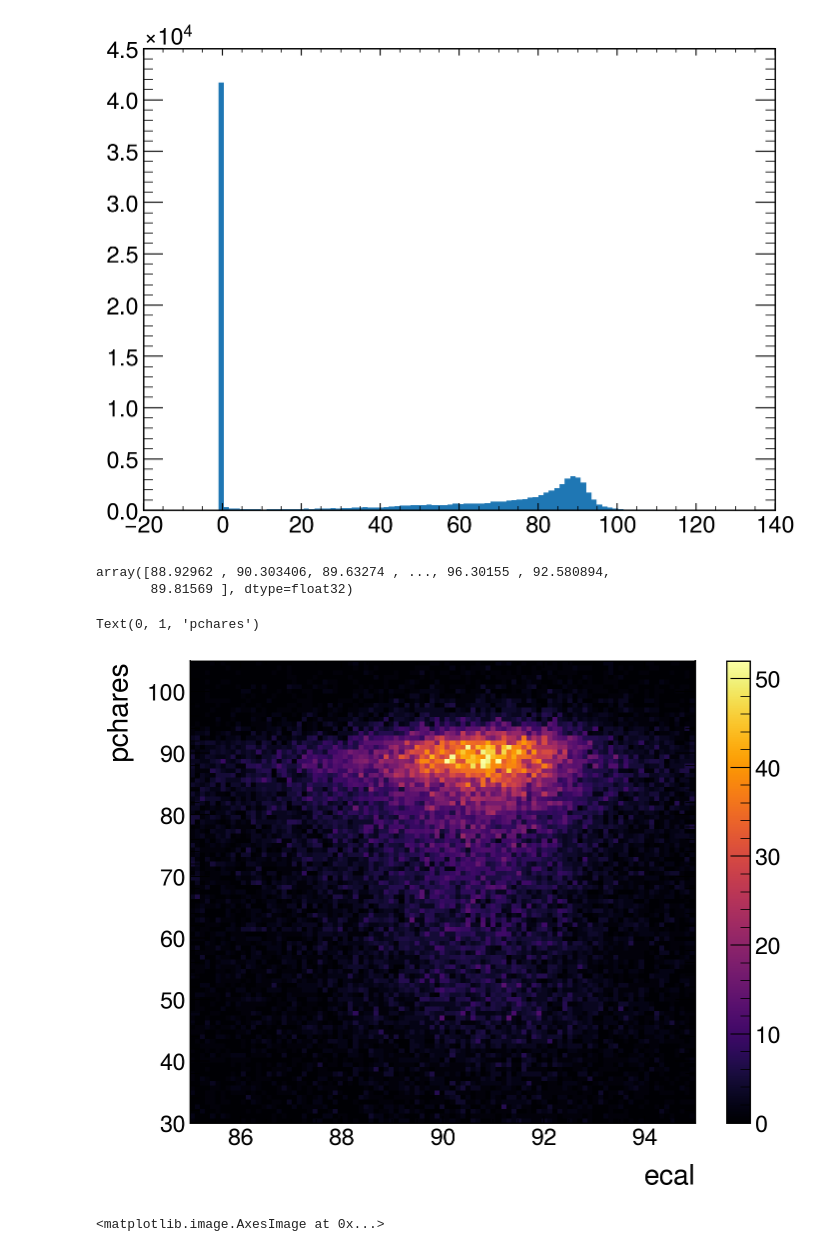
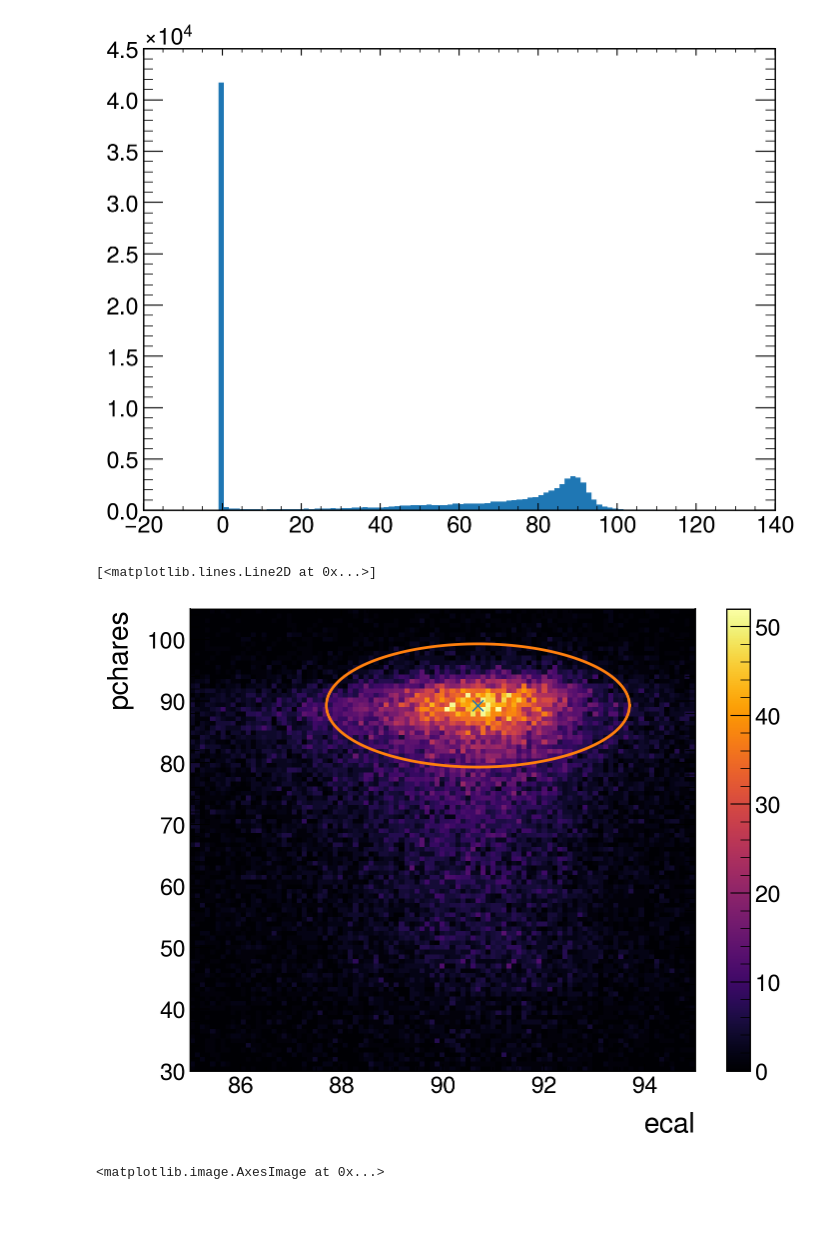
Before and after one commit to lukasg96/z0-precisionmeasurement, a Jupyter notebook: z0_experiment.ipynb, the cells around one changed output. Saved outputs shown, nothing was run; the diff lists cells and outputs as text; code cells hidden in the pictures; blank space fills up the shorter version.

```diff
--- a/z0_experiment.ipynb
+++ b/z0_experiment.ipynb
@@ -364,22 +358,32 @@ plt.hist(pchares[0],bins = 100, range = (-5,130))
         124.6 , 125.95, 127.3 , 128.65, 130.  ], dtype=float32),
  <BarContainer object of 100 artists>)
 [figure]
-# %%
-eecal[0]
-# %% [output]
-array([88.92962 , 90.303406, 89.63274 , ..., 96.30155 , 92.580894,
-       89.81569 ], dtype=float32)
+# %%
+def ellipsis(phi,a=1,b=0.5,x0=90.7,y0=89.3):
+    r = a*b/np.sqrt((b*np.cos(phi))**2+(a*np.sin(phi))**2)
+    return r
+def pol2cart(rho, phi):
+    x = rho * np.cos(phi)+90.7
+    y = rho * np.sin(phi)+89.3
+    return(x, y)
 # %%
 xedges = np.linspace(85,95,100)
 yedges = np.linspace(30,105,100)
+phi =np.linspace(0,2*np.pi,1000)
+r = ellipsis(phi, b= 10, a=3)
+x ,y = pol2cart(r,phi)
 plt.hist2d(eecal[0],pchares[0], bins=(xedges, yedges),cmap = 'inferno')
+
 plt.colorbar()
 plt.xlabel('ecal')
 plt.ylabel('pchares')
-#plt.imshow(H)
+plt.plot(90.7,89.3, marker = 'x')
+
+
+plt.plot(x,y)
 # %% [output]
-Text(0, 1, 'pchares')
+[<matplotlib.lines.Line2D at 0x...>]
-[figure, old version]
+[figure, new version]
 # %%
 xedges = np.linspace(0,20,100)
 yedges = np.linspace(0,100,100)
```
Also changed, not shown: parts of 8 cells of this notebook.
